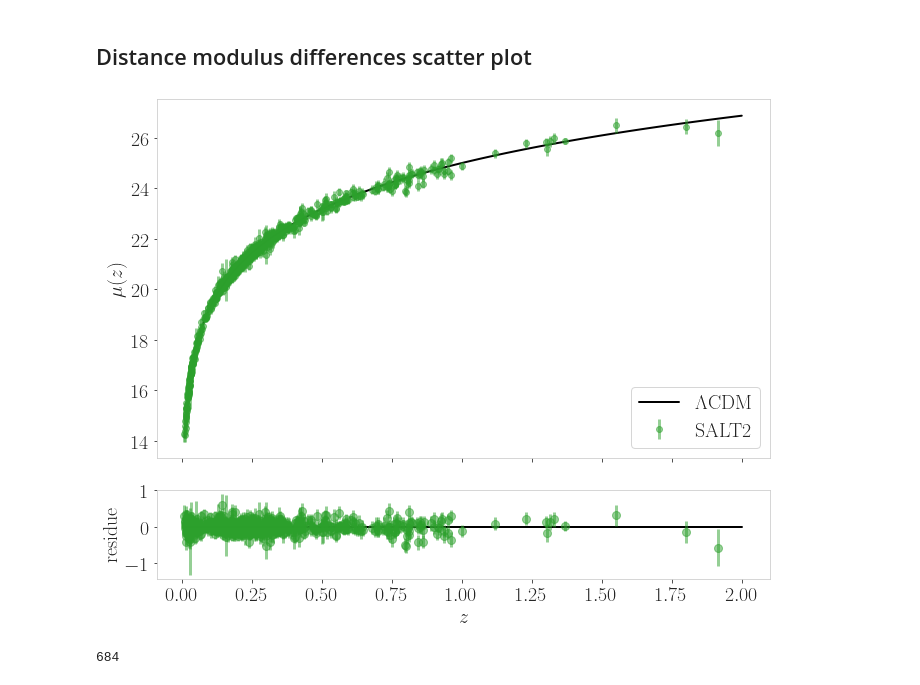
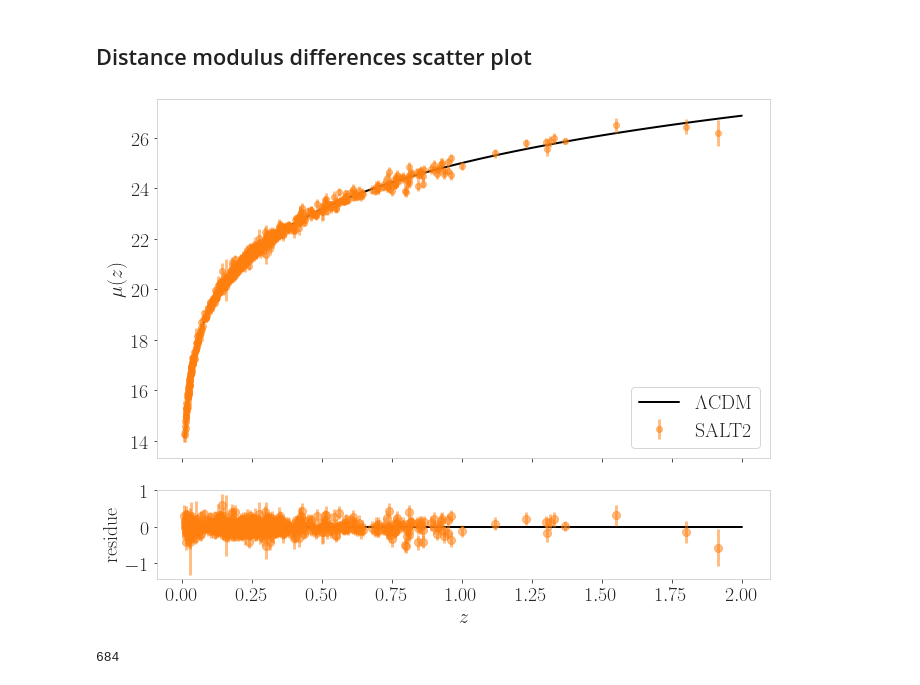
Before and after one commit to CassiaNascimento/PETS_model_for_SN_Ia_LC_fitting, a Jupyter notebook: fitting_pantheon/pca fit results/Cosmology_plots_PCA.ipynb, the cells around one changed output. Cells and saved outputs as stored; diff of their text form; code cells hidden in the pictures.

Commit message:
pca color change

```diff
--- a/fitting_pantheon/pca fit results/Cosmology_plots_PCA.ipynb
+++ b/fitting_pantheon/pca fit results/Cosmology_plots_PCA.ipynb
@@ -380,19 +380,19 @@ muerr_salt2=sigma_salt2**2+sigmaz**2+data_salt2["mBerr"]**2+alpha_salt2**2*data_
 # %%
 fig, ax=plt.subplots(2,1,figsize=(10,8),sharex=True,gridspec_kw={'height_ratios': [4, 1]})
 
-ax[0].errorbar(data_salt2["z"],mu_salt2, yerr=np.sqrt(muerr_salt2),ls="none",marker='o',markersize=6,color="C2",zorder=1,mec = 'C2', mfc = 'C2',elinewidth=3,label="SALT2",alpha=0.5)
+ax[0].errorbar(data_salt2["z"],mu_salt2, yerr=np.sqrt(muerr_salt2),ls="none",marker='o',markersize=6,color="C1",zorder=1,mec = 'C1', mfc = 'C1',elinewidth=3,label="SALT2",alpha=0.5)
 ax[0].plot(np.linspace(0.01,2.,100),mu(Om_salt2,Ol_salt2,M_salt2,red=np.linspace(0.01,2.,100)),color="black",label=r"$\Lambda$CDM",lw=2,zorder=0)
 ax[0].set_ylabel(r"$\mu(z)$")
 ax[0].legend(loc=4)
 
-ax[1].errorbar(data_salt2["z"],mu_salt2-mu(Om_salt2,Ol_salt2,M_salt2,red=data_salt2["z"]),yerr=np.sqrt(muerr_salt2),ls="none",marker='o',markersize=8,color="C2",zorder=1,mec = 'C2', mfc = 'C2',elinewidth=3,alpha=0.5)
+ax[1].errorbar(data_salt2["z"],mu_salt2-mu(Om_salt2,Ol_salt2,M_salt2,red=data_salt2["z"]),yerr=np.sqrt(muerr_salt2),ls="none",marker='o',markersize=8,color="C1",zorder=1,mec = 'C1', mfc = 'C1',elinewidth=3,alpha=0.5)
 ax[1].plot(np.linspace(0.01,2.,100),[0]*100,color="black",lw=2,zorder=0)
 ax[1].set_ylabel("residue")
 ax[1].set_xlabel(r"$z$")
 
 fig.tight_layout();
 # %% [output]
-[figure, old version]
+[figure, new version]
 # %%
 len(data_salt2)
 # %% [output]
```
Also changed, not shown: parts of 4 cells of this notebook.
